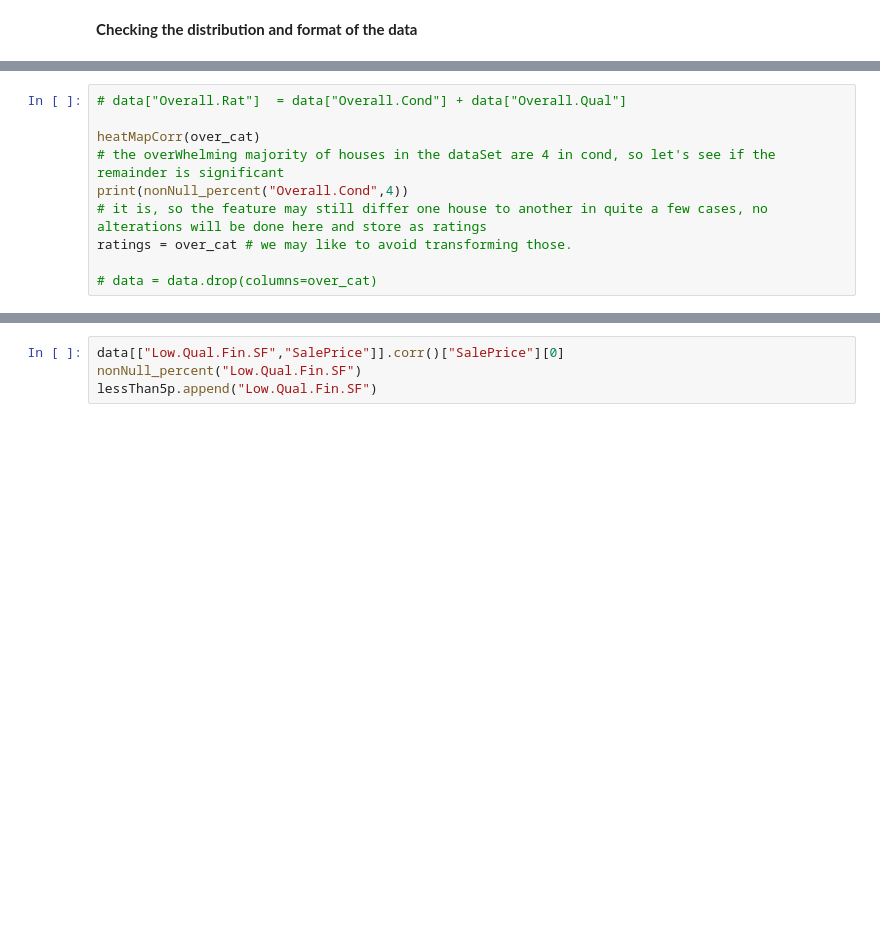
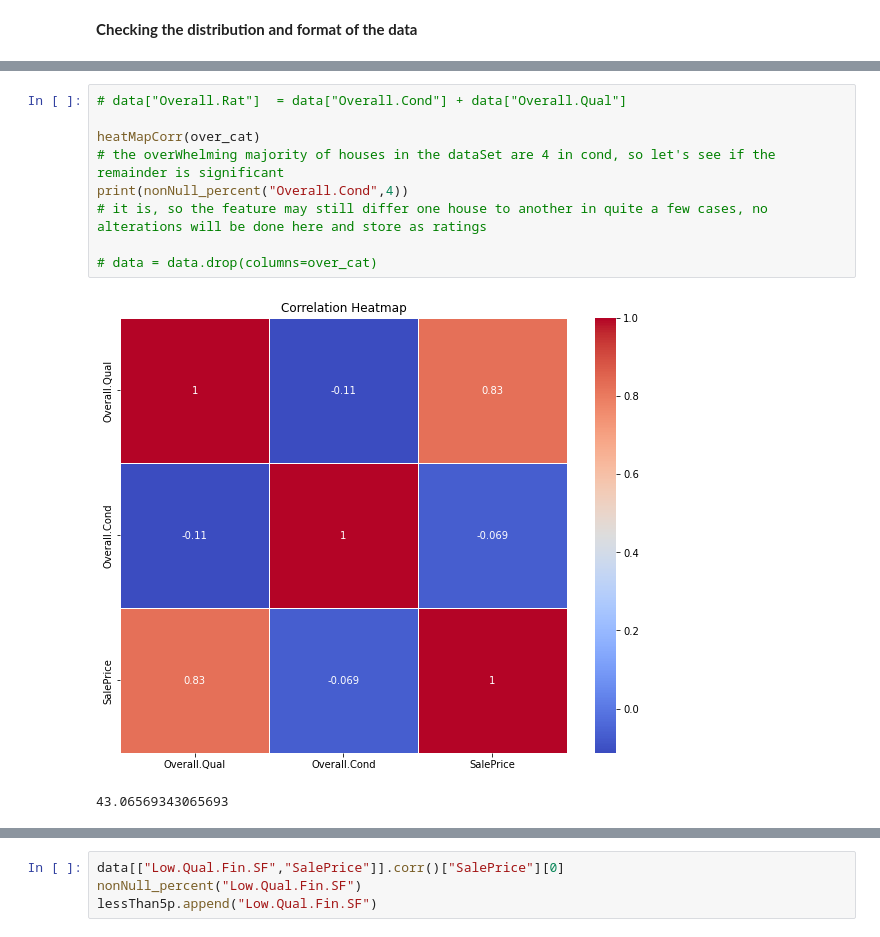
Before and after one commit to P-ASilva/ames, a Jupyter notebook: notebooks/04_feature engineering.ipynb, the cells around one changed output, grey strips where cells are left out. Cells and saved outputs as stored; diff of their text form; blank space fills up the shorter version.

```diff
--- a/notebooks/04_feature engineering.ipynb
+++ b/notebooks/04_feature engineering.ipynb
@@ -94,13 +123,15 @@ print()
 # %%
 # data["Overall.Rat"]  = data["Overall.Cond"] + data["Overall.Qual"]
 
 heatMapCorr(over_cat)
 # the overWhelming majority of houses in the dataSet are 4 in cond, so let's see if the remainder is significant
 print(nonNull_percent("Overall.Cond",4))
 # it is, so the feature may still differ one house to another in quite a few cases, no alterations will be done here and store as ratings
-ratings = over_cat # we may like to avoid transforming those.
 
 # data = data.drop(columns=over_cat)
+# %% [output]
+[figure, added]
+43.06569343065693
 # %%
 print(data[["Mas.Vnr.Area","SalePrice"]].corr()["SalePrice"][0]) # high correlation...
 data["Mas.Vnr.Area"].hist()
```
Also changed, not shown: parts of 18 cells of this notebook, 2 other files.
